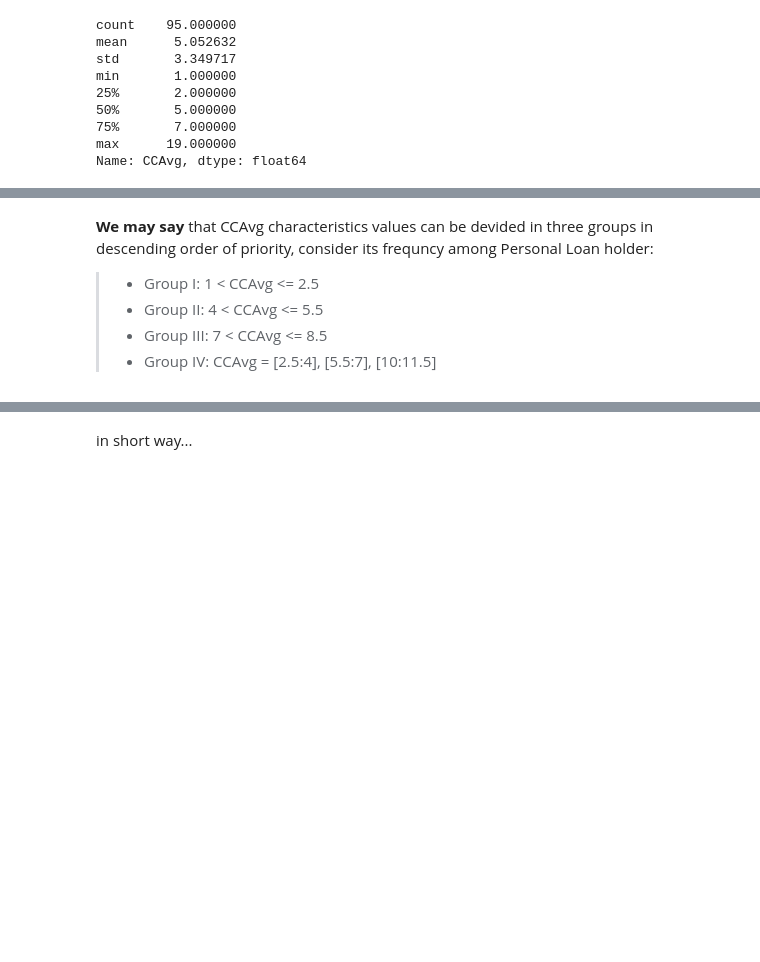
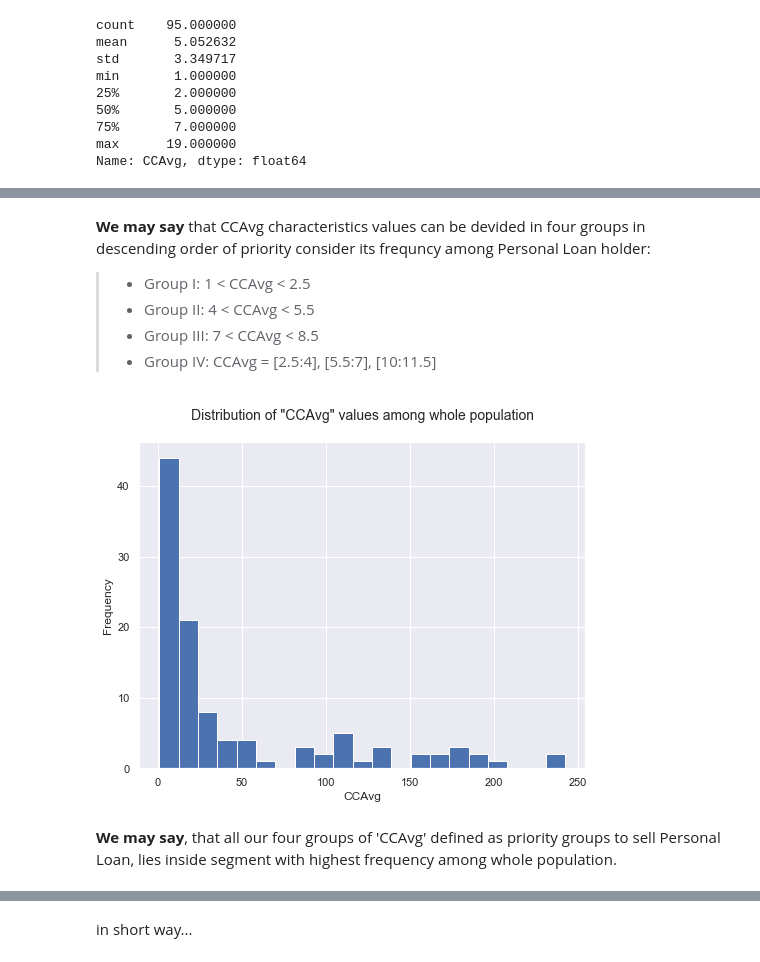
Before and after one commit to Alex-Romanenko/Bank_Looking_For_Clients, a Jupyter notebook: 00_main.ipynb, the cells around one changed output, grey strips where cells are left out. Cells and saved outputs as stored; diff of their text form; code cells hidden in the pictures; blank space fills up the shorter version.

```diff
--- a/00_main.ipynb
+++ b/00_main.ipynb
@@ -1061,6 +1062,19 @@ Name: CCAvg, dtype: float64
 # %% [markdown]
-**We may say** that CCAvg characteristics values can be devided in three groups in descending order of priority, consider its frequncy among Personal Loan holder:
-> - Group I:  1 < CCAvg <= 2.5
-> - Group II:  4 < CCAvg <= 5.5
-> - Group III:  7 < CCAvg <= 8.5
+**We may say** that CCAvg characteristics values can be devided in four groups in descending order of priority consider its frequncy among Personal Loan holder:
+
+
+> - Group I:  1 < CCAvg < 2.5
+> - Group II:  4 < CCAvg < 5.5
+> - Group III:  7 < CCAvg < 8.5
 > - Group IV:  CCAvg = [2.5:4], [5.5:7], [10:11.5]
+# %%
+series_ccaa = exp_df['CCAvg'].value_counts()
+width = 11.5 #wdth of bins in histogram - play with it to find good point for groupping
+series_ccaa.plot.hist(bins = np.arange(series_ccaa.min(), series_ccaa.max() + width, width ), figsize = (8,6))
+plt.xlabel('CCAvg')
+plt.title('Distribution of "CCAvg" values among whole population', fontsize = 14, y = 1.05);
+plt.savefig('Distrib_ccavg_among_population.png')
+# %% [output]
+[figure, added]
+# %% [markdown]
+**We may say**, that all our four groups of 'CCAvg' defined as priority groups to sell Personal Loan, lies inside segment with highest frequency among whole population.
```
Also changed, not shown: parts of 21 cells of this notebook.
